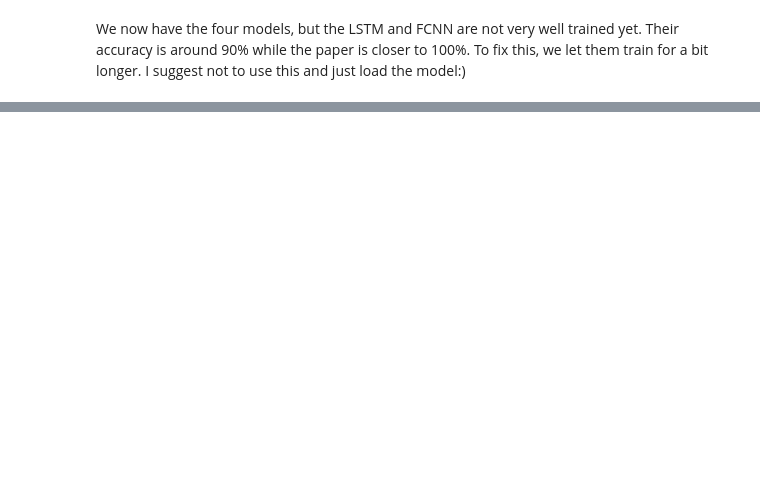
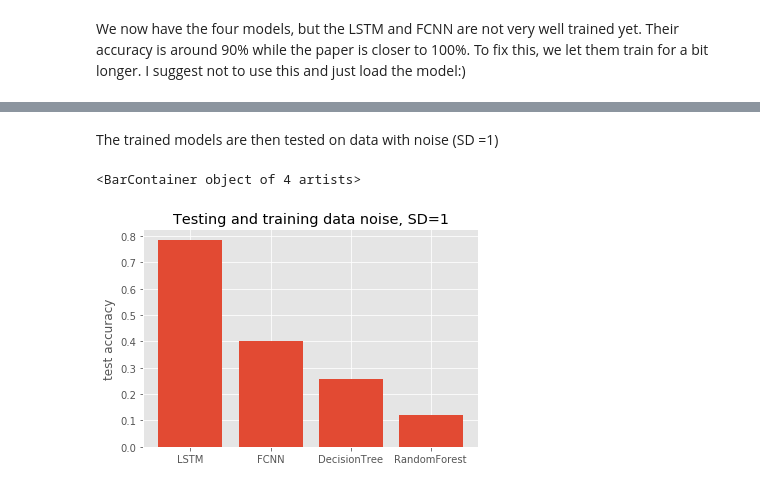
Before and after one commit to Eudelft/Deepproject, a Jupyter notebook: deep.ipynb, the cells around one changed output, grey strips where cells are left out. Drawn from its saved outputs; the diff is of its cells as text; code cells hidden in the pictures; blank space fills up the shorter version.

```diff
--- a/deep.ipynb
+++ b/deep.ipynb
@@ -438,0 +581,21 @@ else:  # fit the models
+# %%
+# It is unclear from the report if the same models are fitted or if he adds noisy data to the trained models.
+# We continue with the trained models.
+
+if using_saved_model:
+    LSTM_model = load_model('./LSTM_model_noise')
+    FCNN_model = load_model('./FCNN_model_noise')
+else:
+    # SD = 1 for the noise
+    X_noise_nw = add_noise(X_train_scaled_nw, 1)
+
+    FCNN_model.fit(X_noise_nw, y_train_nw, epochs=50)
+    FCNN_model.save('./FCNN_model_noise')
+
+    DT_model.fit(X_noise_nw, y_train_nw)
+    RF_model.fit(X_noise_nw, y_train_nw)
+
+    X_noise = add_noise(X_train_scaled, 1)
+
+    LSTM_model.fit(X_noise, y_train, epochs=50)
+    LSTM_model.save('./LSTM_model_noise')
@@ -438,0 +621,28 @@ else:  # fit the models
+# %% [markdown]
+The trained models are then tested on data with noise (SD =1)
+# %%
+standard_deviation = [1]
+
+models = [FCNN_model, DT_model, RF_model]
+
+accuracies = []
+
+_, accuracy = noise_robustness(LSTM_model, X_test, y_test, standard_deviation)
+accuracies.append(accuracy[0])
+
+# These models use the same training/testing data, so they can be called in a loop:
+for model in models:
+    _, accuracy = noise_robustness(model, X_test_scaled_nw, y_test_nw, standard_deviation)
+    accuracies.append(accuracy[0])
+
+
+
+names = ["LSTM", "FCNN", "DecisionTree", "RandomForest"]
+
+
+plt.title("Testing and training data noise, SD=1")
+plt.ylabel("test accuracy")
+plt.bar(names, accuracies)
+# %% [output]
+<BarContainer object of 4 artists>
+[figure, added]
```
Also changed, not shown: parts of 20 cells of this notebook, 8 other files.
